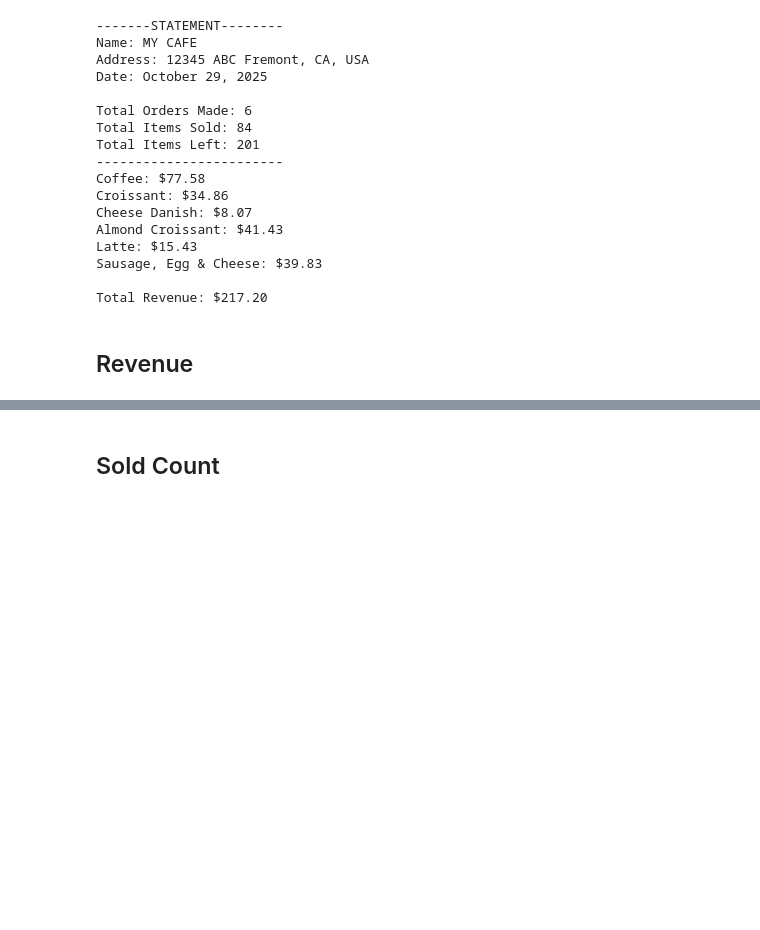
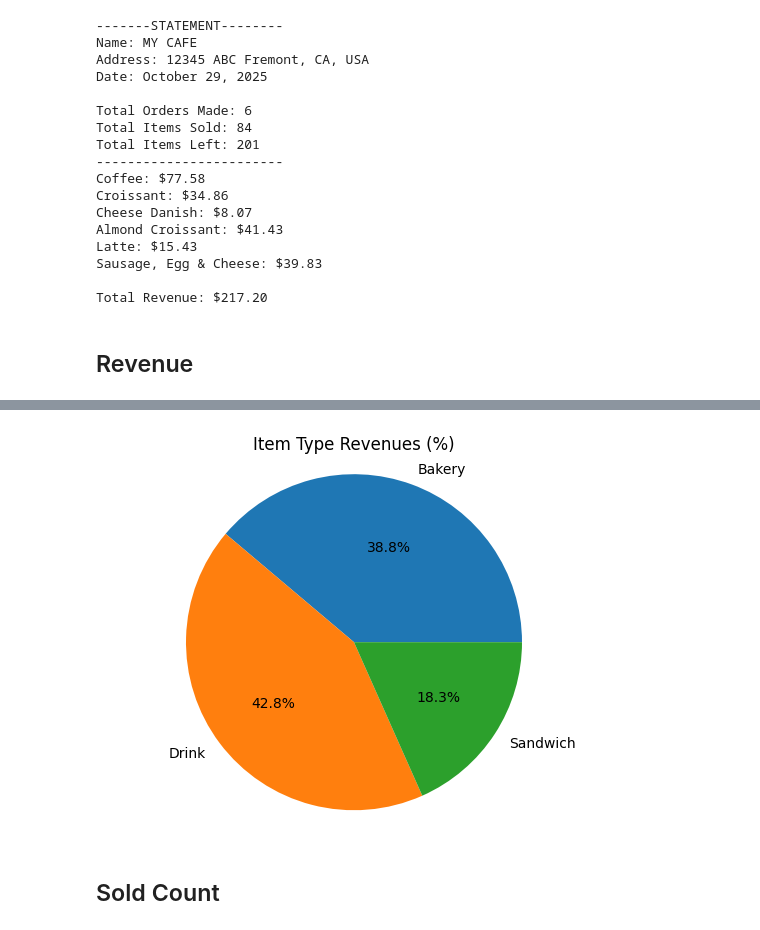
Before and after one commit to ivanbaradi/My-Cafe, a Jupyter notebook: main.ipynb, the cells around one changed output, grey strips where cells are left out. Cells and saved outputs as stored; diff of their text form; code cells hidden in the pictures; blank space fills up the shorter version.

```diff
--- a/main.ipynb
+++ b/main.ipynb
@@ -766,3 +773,10 @@ plt.show()
+# %%
+plt.pie(ptgs, labels=labels, autopct='%.1f%%')
+plt.title('Item Type Revenues (%)')
+plt.axis('equal')
+plt.show()
+# %% [output]
+[figure, added]
 # %% [markdown]
 ## Sold Count
 # %% [markdown]
```
Also changed, not shown: parts of 6 cells of this notebook.
